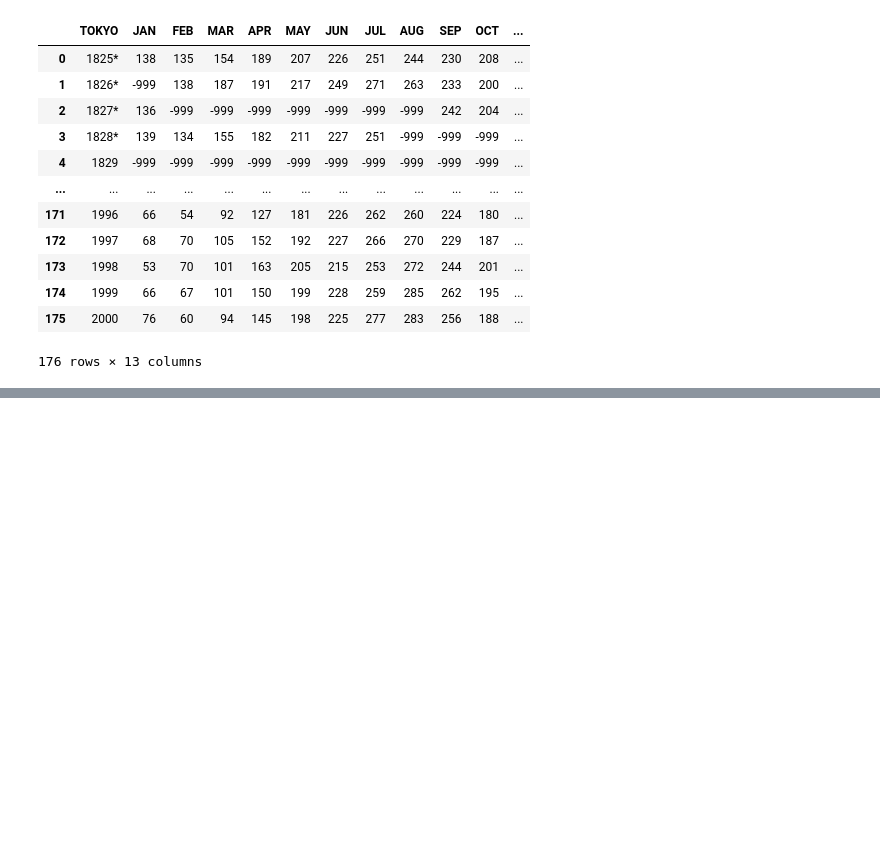
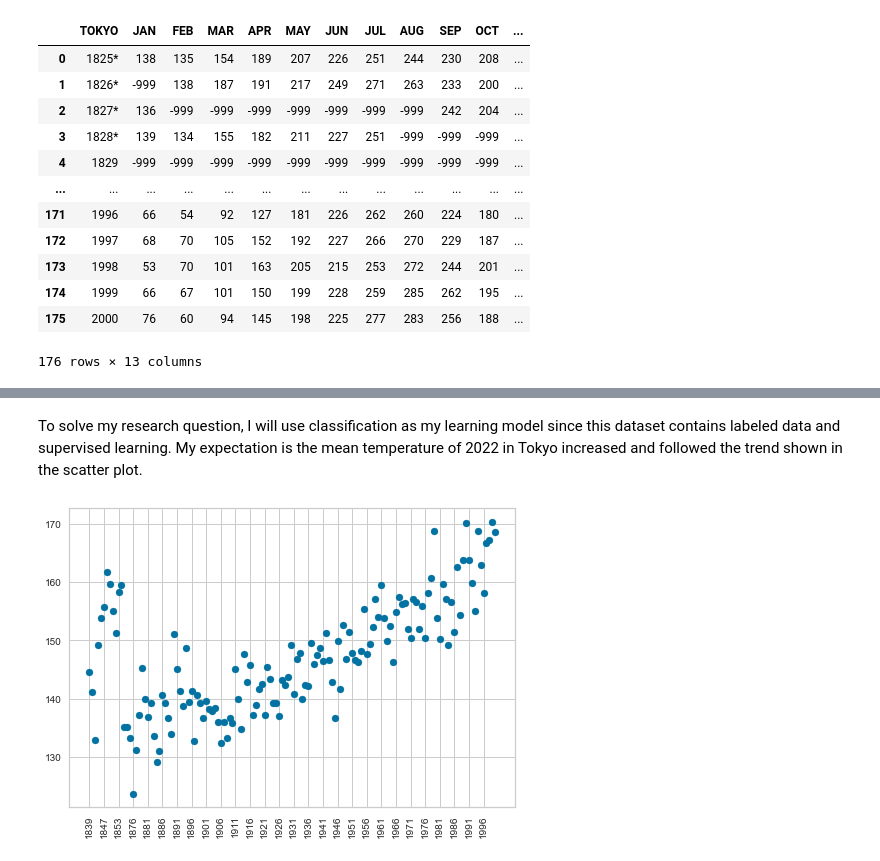
Before and after one commit to enya126/Machine-Learning, a Jupyter notebook: term project.ipynb, the cells around one changed output, grey strips where cells are left out. Saved outputs shown, nothing was run; the diff lists cells and outputs as text; code cells hidden in the pictures; blank space fills up the shorter version.

```diff
--- a/term project.ipynb
+++ b/term project.ipynb
@@ -54,3 +63,14 @@ My research question is that what is the mean temperature in 2022 in Tokyo accor
+# %% [markdown]
+To solve my research question, I will use classification as my learning model since this dataset contains labeled data and supervised learning.
+My expectation is the mean temperature of 2022 in Tokyo increased and followed the trend shown in the scatter plot.
 # %%
-# find the mean temperature of each year first
-df_t['mean_temp'] = df_t.mean(axis = 1)
+# find the mean temp of each year
+df_temp = df_t.drop('year',1)
+df_t['mean_temp'] = df_temp.mean(axis=1)
+
+# make a scatter plot to see the trend here
+plt.scatter(df_t['year'], df_t['mean_temp'])
+plt.xticks(df_t['year'][::5],  rotation='vertical')
+plt.show()
+# %% [output]
+[figure, added]
```
Also changed, not shown: parts of 23 cells of this notebook.
